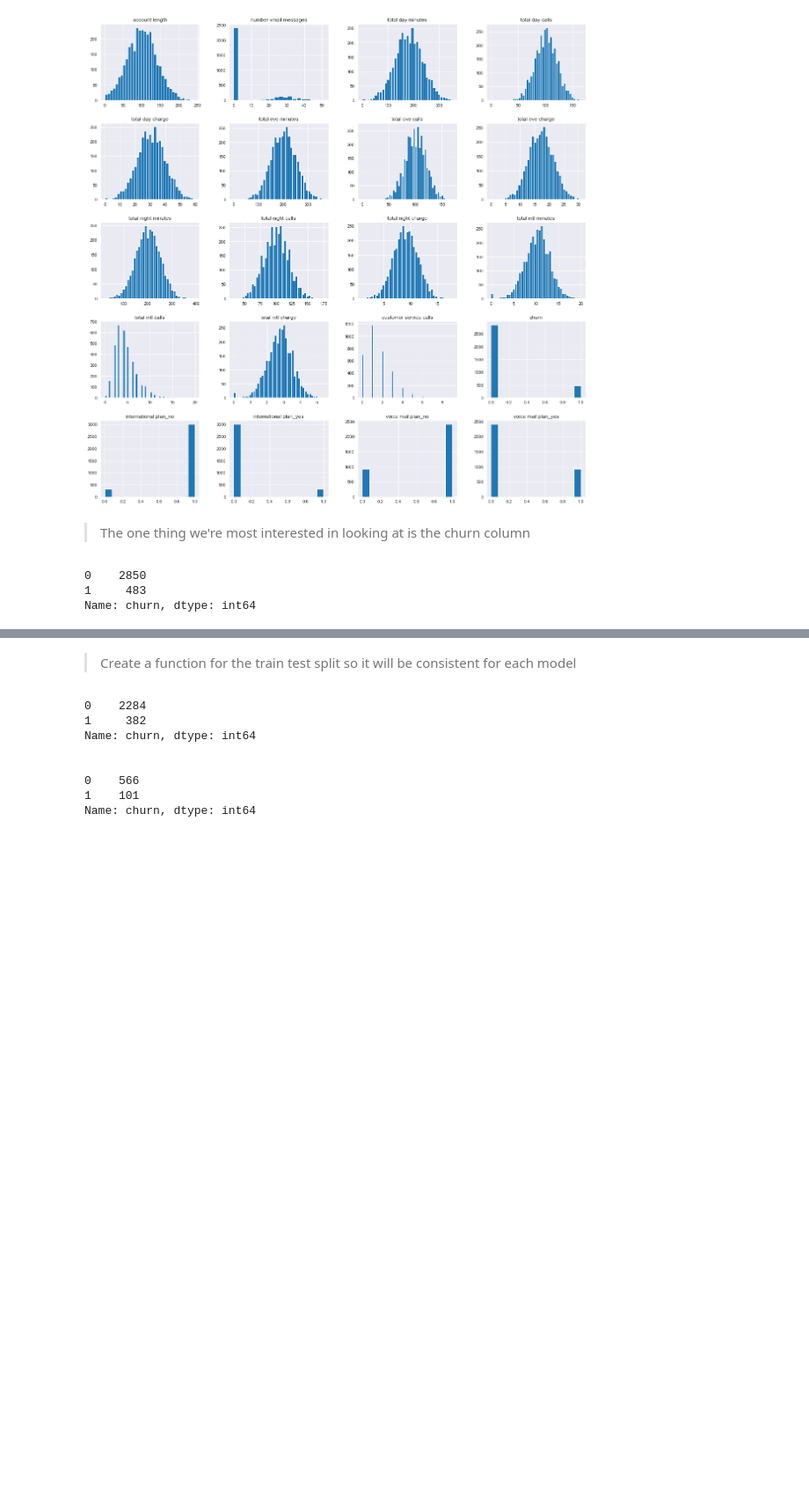
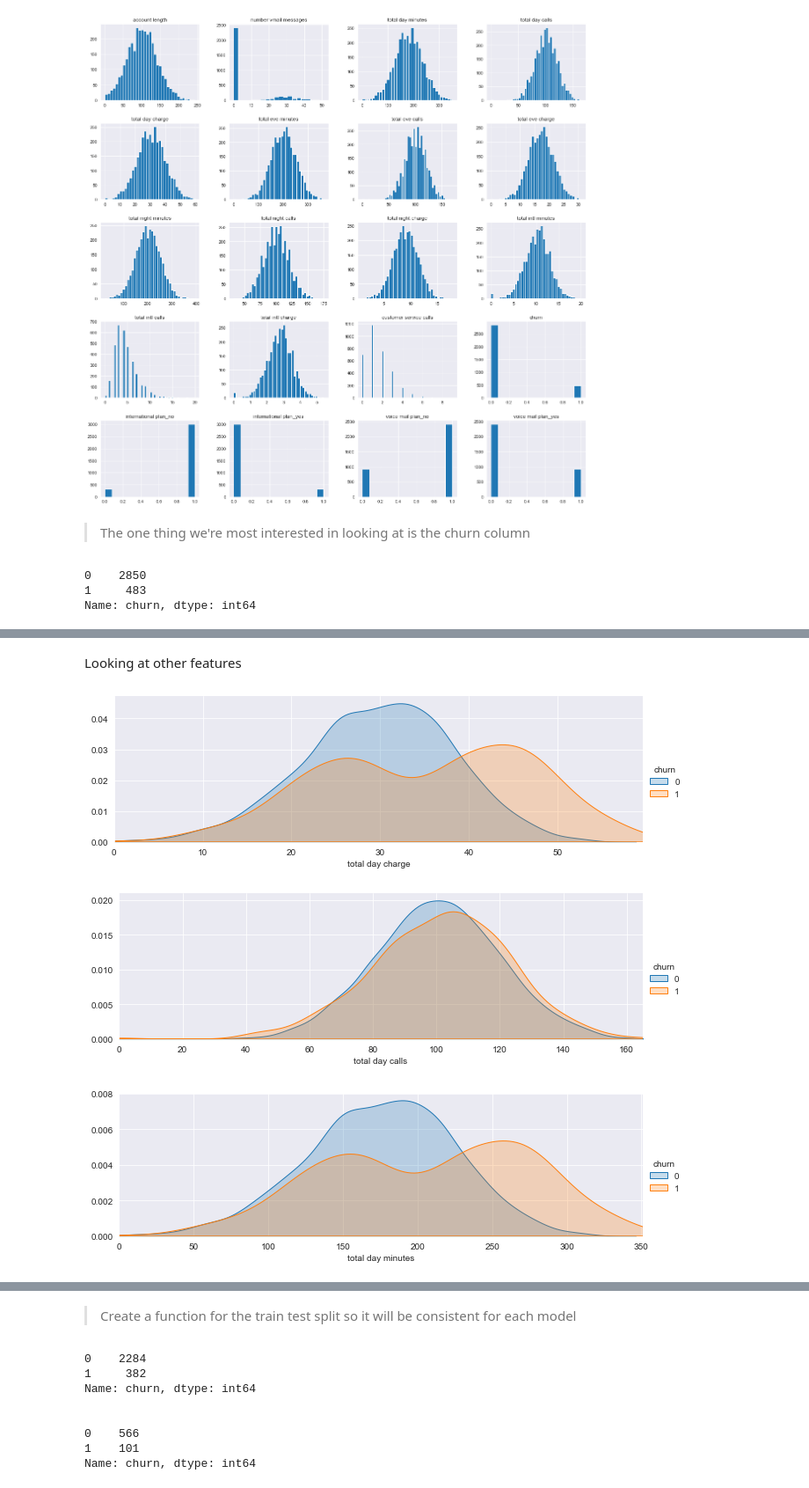
Before and after one commit to Ericusick/Telecom_Customer_Churn, a Jupyter notebook: Untitled.ipynb, the cells around one changed output, grey strips where cells are left out. Shown at 88% size. Drawn from its saved outputs; the diff is of its cells as text; code cells hidden in the pictures; blank space fills up the shorter version.

```diff
--- a/Untitled.ipynb
+++ b/Untitled.ipynb
@@ -102,0 +99,22 @@ pdf['churn'].value_counts().plot(kind = 'bar')
+# %% [markdown]
+Looking at other features
+# %%
+#FacetGrid to see how total day columns impact churn
+facet = sns.FacetGrid(pdf, hue = 'churn', aspect = 3)
+facet.map(sns.kdeplot,'total day charge',shade= True)
+facet.set(xlim=(0, pdf['total day charge'].max()))
+facet.add_legend()
+
+facet = sns.FacetGrid(pdf, hue = 'churn', aspect = 3)
+facet.map(sns.kdeplot,'total day calls',shade= True)
+facet.set(xlim=(0, pdf['total day calls'].max()))
+facet.add_legend();
+
+facet = sns.FacetGrid(pdf, hue = 'churn', aspect = 3)
+facet.map(sns.kdeplot,'total day minutes',shade= True)
+facet.set(xlim=(0, pdf['total day minutes'].max()))
+facet.add_legend();
+# %% [output]
+[figure, added]
+[figure, added]
+[figure, added]
```
Also changed, not shown: parts of 92 cells of this notebook, 1 other file.
